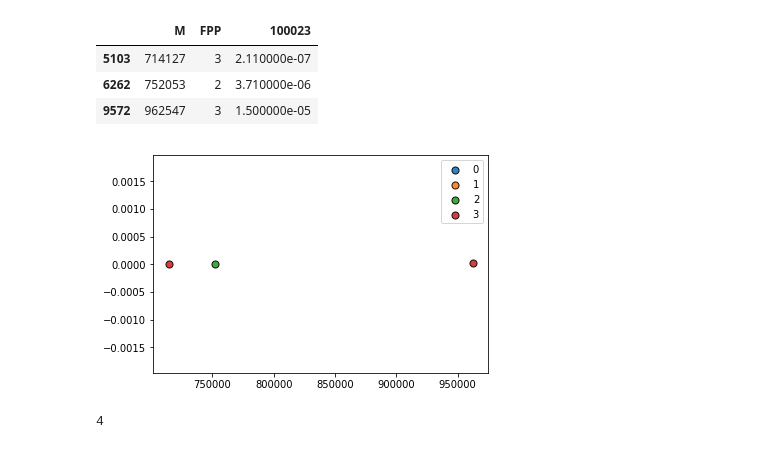
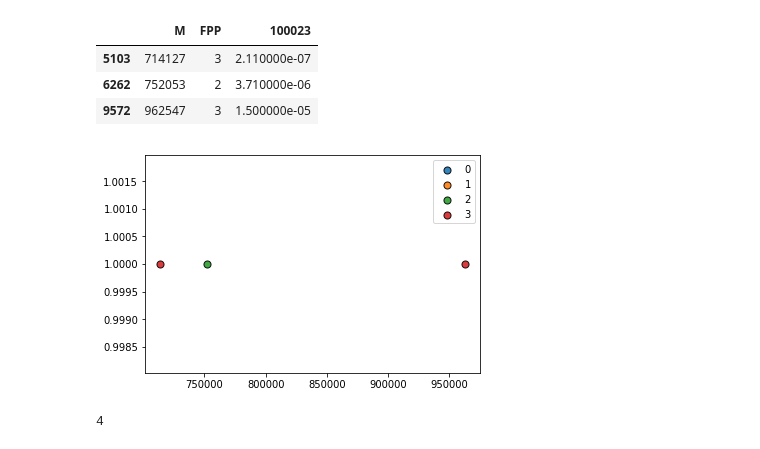
Before and after one commit to davidvela/FL-, a Jupyter notebook: pDev2/visNb.ipynb, the cells around one changed output. Drawn from its saved outputs; the diff is of its cells as text; code cells hidden in the pictures.

```diff
--- a/pDev2/visNb.ipynb
+++ b/pDev2/visNb.ipynb
@@ -208,17 +210,28 @@ dst["FPP"] = dst['FP'].map(lambda x: cc(x, rv=2))
 dst.columns[2:4]
 dstt = dst[["M", "FPP", com]]
 dst.head()
-dstt = dstt.dropna()
+# dstt = dstt.dropna()
+
+# dstt[(dstt.T != 0).any()]
+# (dstt[[com]]!=0).values
+
+dstt = dstt[ (dstt[[com]]!=0).values ]
 dstt
+
+# dst.iloc[dst[com][pd.isnull(dst.iloc[:,2]) == False].index  , 2 ]
+# dstt = dstt.iloc[dst[com][pd.isnull(dstt.iloc[:,2]) == False].index  , 2 ] = 1    # GOOD ONE
+# dstt = dstt[[ dstt.isnull().any() ]]
+# dstt.isnull()[[com]]
+# dstt
 # %% [output]
 |  | M | FPP | 100023 |
 | 5103 | 714127 | 3 | 2.110000e-07 |
 | 6262 | 752053 | 2 | 3.710000e-06 |
 | 9572 | 962547 | 3 | 1.500000e-05 |
 # %%
-paint(dst, com)
+paint(dstt, com)
 # %% [output]
-[figure, old version]
+[figure, new version]
 # %%
 nn
 # %% [output]
```
Also changed, not shown: parts of 9 cells of this notebook, 5 other files.
